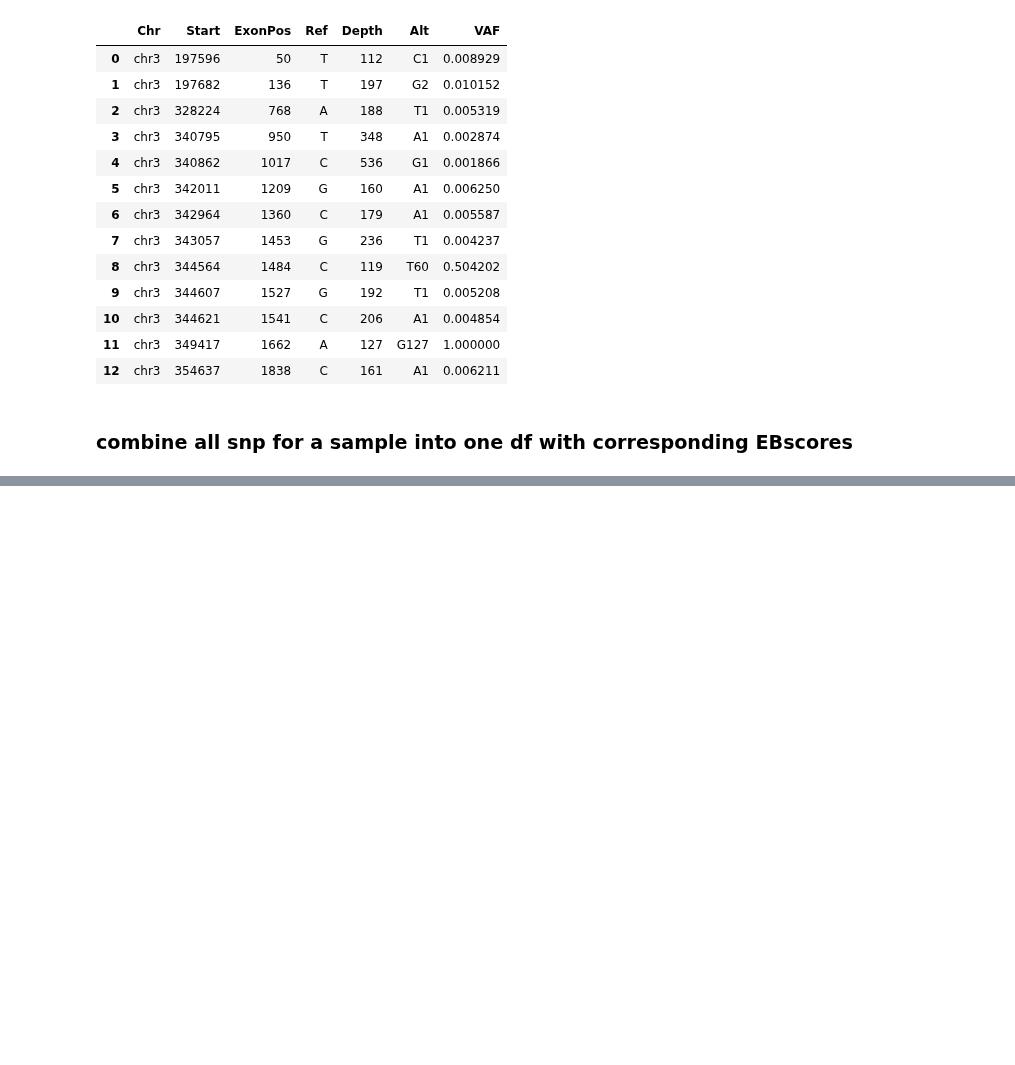
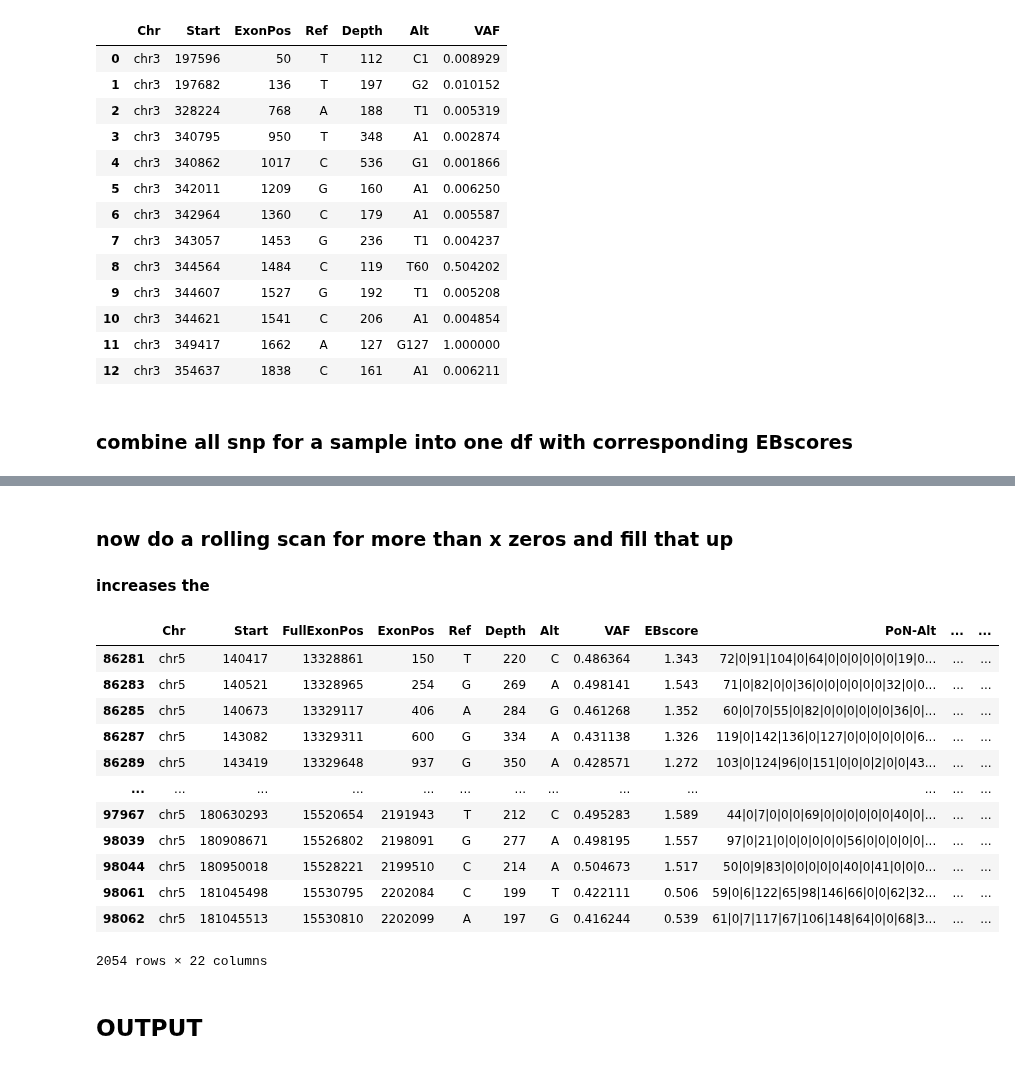
Before and after one commit to Mar111tiN/myCNV, a Jupyter notebook: nb/combineCNVdata.ipynb, the cells around one changed output, grey strips where cells are left out. Drawn from its saved outputs; the diff is of its cells as text; code cells hidden in the pictures; blank space fills up the shorter version.

```diff
--- a/nb/combineCNVdata.ipynb
+++ b/nb/combineCNVdata.ipynb
@@ -194,0 +377,19 @@ tidy_df(filter_df).to_csv(f"{output_path}/PON_coverage_filter.csv", sep='\t', in
+# %% [markdown]
+### now do a rolling scan for more than x zeros and fill that up
+#### increases the
+# %%
+df
+# %% [output]
+|  | Chr | Start | FullExonPos | ExonPos | Ref | Depth | Alt | VAF | EBscore | PoN-Alt | ... | ... |
+| 86281 | chr5 | 140417 | 13328861 | 150 | T | 220 | C | 0.486364 | 1.343 | 72|0|91|104|0|64|0|0|0|0|0|0|19|0... | ... | ... |
+| 86283 | chr5 | 140521 | 13328965 | 254 | G | 269 | A | 0.498141 | 1.543 | 71|0|82|0|0|36|0|0|0|0|0|0|32|0|0... | ... | ... |
+| 86285 | chr5 | 140673 | 13329117 | 406 | A | 284 | G | 0.461268 | 1.352 | 60|0|70|55|0|82|0|0|0|0|0|0|36|0|... | ... | ... |
+| 86287 | chr5 | 143082 | 13329311 | 600 | G | 334 | A | 0.431138 | 1.326 | 119|0|142|136|0|127|0|0|0|0|0|0|6... | ... | ... |
+| 86289 | chr5 | 143419 | 13329648 | 937 | G | 350 | A | 0.428571 | 1.272 | 103|0|124|96|0|151|0|0|0|2|0|0|43... | ... | ... |
+| ... | ... | ... | ... | ... | ... | ... | ... | ... | ... | ... | ... | ... |
+| 97967 | chr5 | 180630293 | 15520654 | 2191943 | T | 212 | C | 0.495283 | 1.589 | 44|0|7|0|0|0|69|0|0|0|0|0|0|40|0|... | ... | ... |
+| 98039 | chr5 | 180908671 | 15526802 | 2198091 | G | 277 | A | 0.498195 | 1.557 | 97|0|21|0|0|0|0|0|0|56|0|0|0|0|0|... | ... | ... |
+| 98044 | chr5 | 180950018 | 15528221 | 2199510 | C | 214 | A | 0.504673 | 1.517 | 50|0|9|83|0|0|0|0|0|40|0|41|0|0|0... | ... | ... |
+| 98061 | chr5 | 181045498 | 15530795 | 2202084 | C | 199 | T | 0.422111 | 0.506 | 59|0|6|122|65|98|146|66|0|0|62|32... | ... | ... |
+| 98062 | chr5 | 181045513 | 15530810 | 2202099 | A | 197 | G | 0.416244 | 0.539 | 61|0|7|117|67|106|148|64|0|0|68|3... | ... | ... |
+2054 rows × 22 columns
@@ -194,0 +398,2 @@ tidy_df(filter_df).to_csv(f"{output_path}/PON_coverage_filter.csv", sep='\t', in
+# %% [markdown]
+## OUTPUT
```
Also changed, not shown: parts of 44 cells of this notebook, 2 other files.
